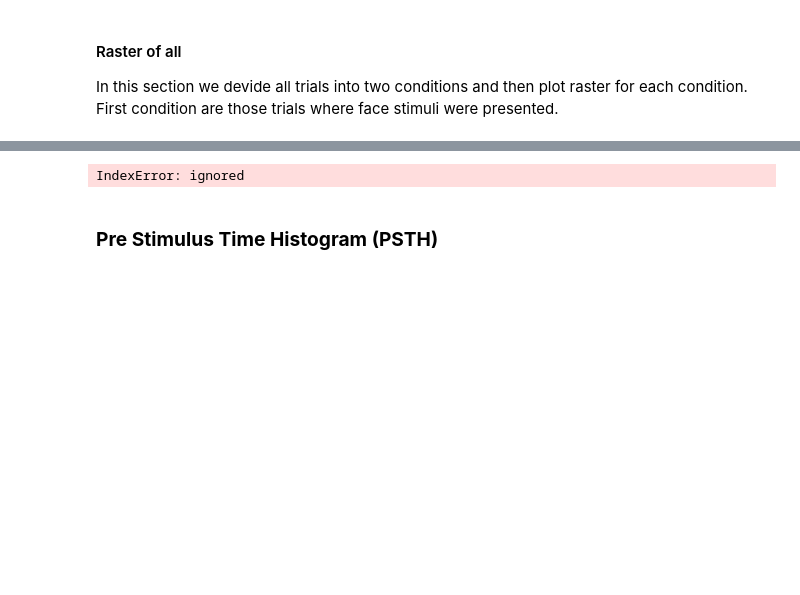
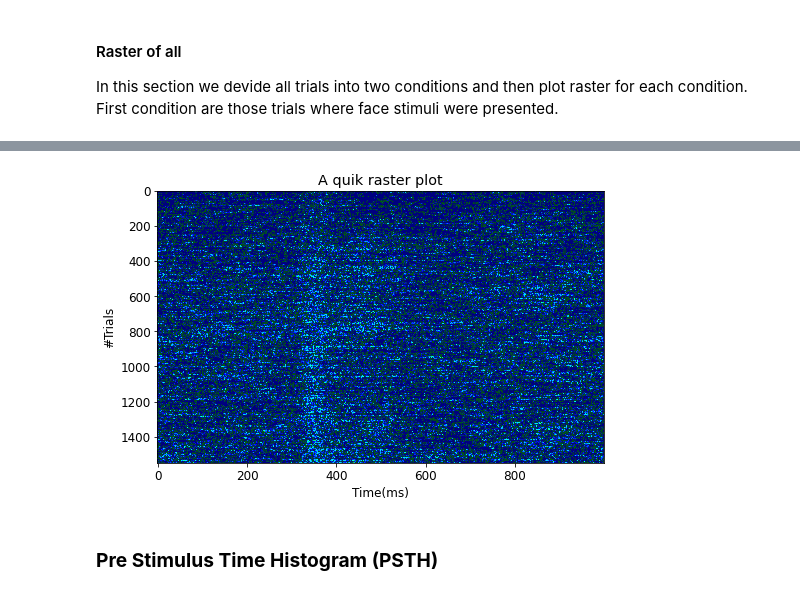
Before and after one commit to MiladQolami/Neural-Data-Analysis, a Jupyter notebook: MainCode.ipynb, the cells around one changed output, grey strips where cells are left out. Cells and saved outputs as stored; diff of their text form; code cells hidden in the pictures; blank space fills up the shorter version.

```diff
--- a/MainCode.ipynb
+++ b/MainCode.ipynb
@@ -29,7 +27,8 @@ import numpy as np
 import scipy.io as sio
 from scipy.signal import savgol_filter
 %matplotlib inline
-plt.rcParams["figure.figsize"] = (10,6)
+plt.rcParams["figure.figsize"] = (8,5)
+plt.rcParams['font.size'] = 12
 # %%
 spikes = sio.loadmat('/content/BasicNeuralDataAnalysis/SpikeTrianVisualization/SpikesIT.mat')
 type(spikes)
@@ -122,7 +66,10 @@ plt.show()
-# %%
-StimTags[0]
-# %% [output]
-IndexError: ignored
+# %%
+fig, ax = plt.subplots()
+ax.imshow(spikes,cmap='gist_ncar',aspect = 'auto')
+ax.set(xlabel = 'Time(ms)', ylabel = '#Trials',title = 'A quik raster plot')
+plt.show()
+# %% [output]
+[figure, added]
 # %% [markdown]
 ### **Pre Stimulus Time Histogram (PSTH)**
 # %%
```
Also changed, not shown: parts of 6 cells of this notebook.
